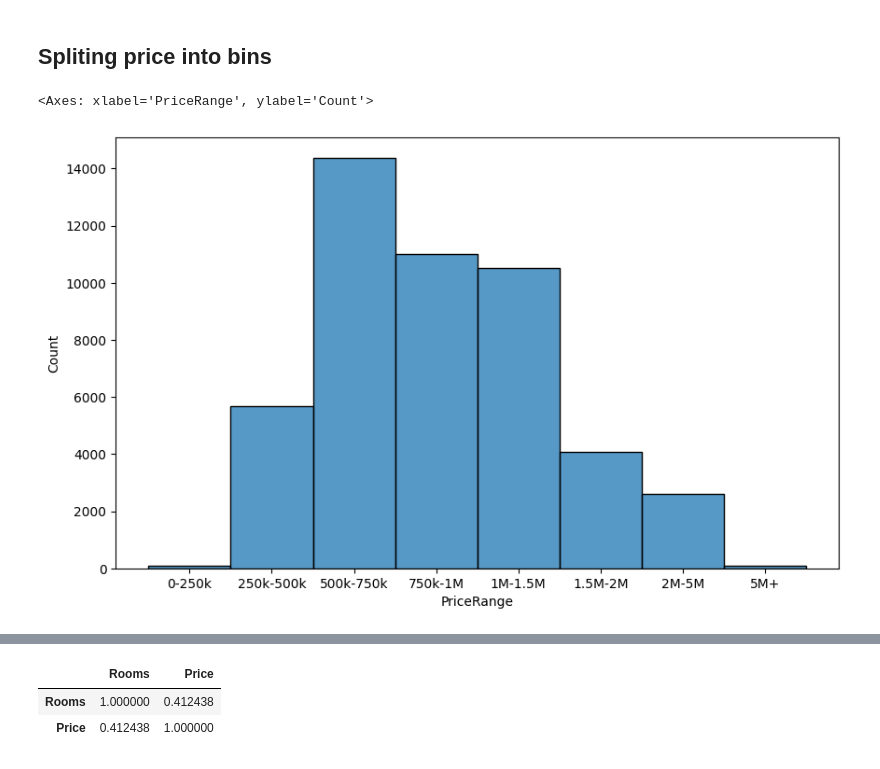
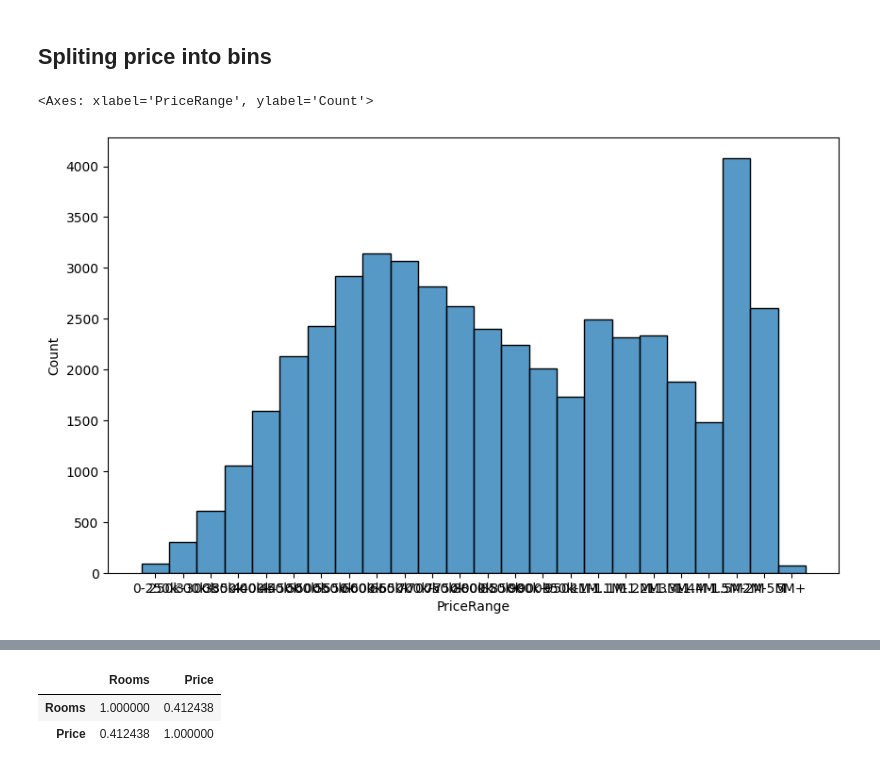
Before and after one commit to sakosha/data-prep-assignment1, a Jupyter notebook: notebooks/Untitled.ipynb, the cells around one changed output, grey strips where cells are left out. Saved outputs shown, nothing was run; the diff lists cells and outputs as text; code cells hidden in the pictures.

```diff
--- a/notebooks/Untitled.ipynb
+++ b/notebooks/Untitled.ipynb
@@ -83,7 +87,7 @@ CouncilArea          0
 dtype: int64
 # %%
 shape_before = housing.shape
-housing = housing[housing['Price'].notnull()]
+housing = housing[housing['Price'].notna()]
 shape_before, housing.shape
 # %% [output]
 ((63023, 13), (48433, 13))
@@ -101,20 +105,13 @@ housing.describe()
 | max | 31.000000 | 1.120000e+07 | 3980.000000 | 21650.000000 | 55.800000 |
 # %% [markdown]
 ## Spliting price into bins
-# %%
-price_bins = [0, 250000, 500000, 750000, 1000000, 1500000, 2000000, 5000000, 11500000]
-price_labels = ['0-250k', '250k-500k', '500k-750k', '750k-1M', '1M-1.5M', '1.5M-2M', '2M-5M', '5M+']
-
-housing.loc[:, 'PriceRange'] = pd.cut(housing['Price'], bins=price_bins, labels=price_labels, include_lowest=True)
-plt.figure(figsize=(10, 6))
-sns.histplot(x=housing['PriceRange'], palette='Set2')
-# %% [output]
-<Axes: xlabel='PriceRange', ylabel='Count'>
-[figure, removed]
 # %%
-# price_bins = [0, 250000, 300000, 350000, 400000, 450000, 500000, 550000, 600000, 650000, 700000, 750000, 800000, 850000, 900000, 950000, 1000000, 1100000, 1200000, 1300000, 1400000, 1500000, 2000000, 5000000, 11500000]
-# price_labels = ['0-250k', '250k-300k', '300k-350k', '350k-400k', '400k-450k', '450k-500k', '500k-550k', '550k-600k', '600k-650k', '650k-700k', '700k-750k', '750k-800k', '800k-850k', '850k-900k', '900k-950k', '950k-1M', '1M-1.1M', '1.1M-1.2M', '1.2M-1.3M', '1.3M-1.4M', '1.4M-1.5M', '1.5M-2M', '2M-5M', '5M+']
+price_bins = [0, 250000, 300000, 350000, 400000, 450000, 500000, 550000, 600000, 650000, 700000, 750000, 800000, 850000, 900000, 950000, 1000000, 1100000, 1200000, 1300000, 1400000, 1500000, 2000000, 5000000, 11500000]
+price_labels = ['0-250k', '250k-300k', '300k-350k', '350k-400k', '400k-450k', '450k-500k', '500k-550k', '550k-600k', '600k-650k', '650k-700k', '700k-750k', '750k-800k', '800k-850k', '850k-900k', '900k-950k', '950k-1M', '1M-1.1M', '1.1M-1.2M', '1.2M-1.3M', '1.3M-1.4M', '1.4M-1.5M', '1.5M-2M', '2M-5M', '5M+']
 
-# housing.loc[:, 'PriceRange'] = pd.cut(housing['Price'], bins=price_bins, labels=price_labels, include_lowest=True)
-# plt.figure(figsize=(10, 6))
-# sns.histplot(x=housing['PriceRange'], palette='Set2')
+housing.loc[:, 'PriceRange'] = pd.cut(housing['Price'], bins=price_bins, labels=price_labels, include_lowest=True)
+plt.figure(figsize=(10, 6))
+sns.histplot(x=housing['PriceRange'], palette='Set2')
+# %% [output]
+<Axes: xlabel='PriceRange', ylabel='Count'>
+[figure, added]
```
Also changed, not shown: parts of 26 cells of this notebook.
